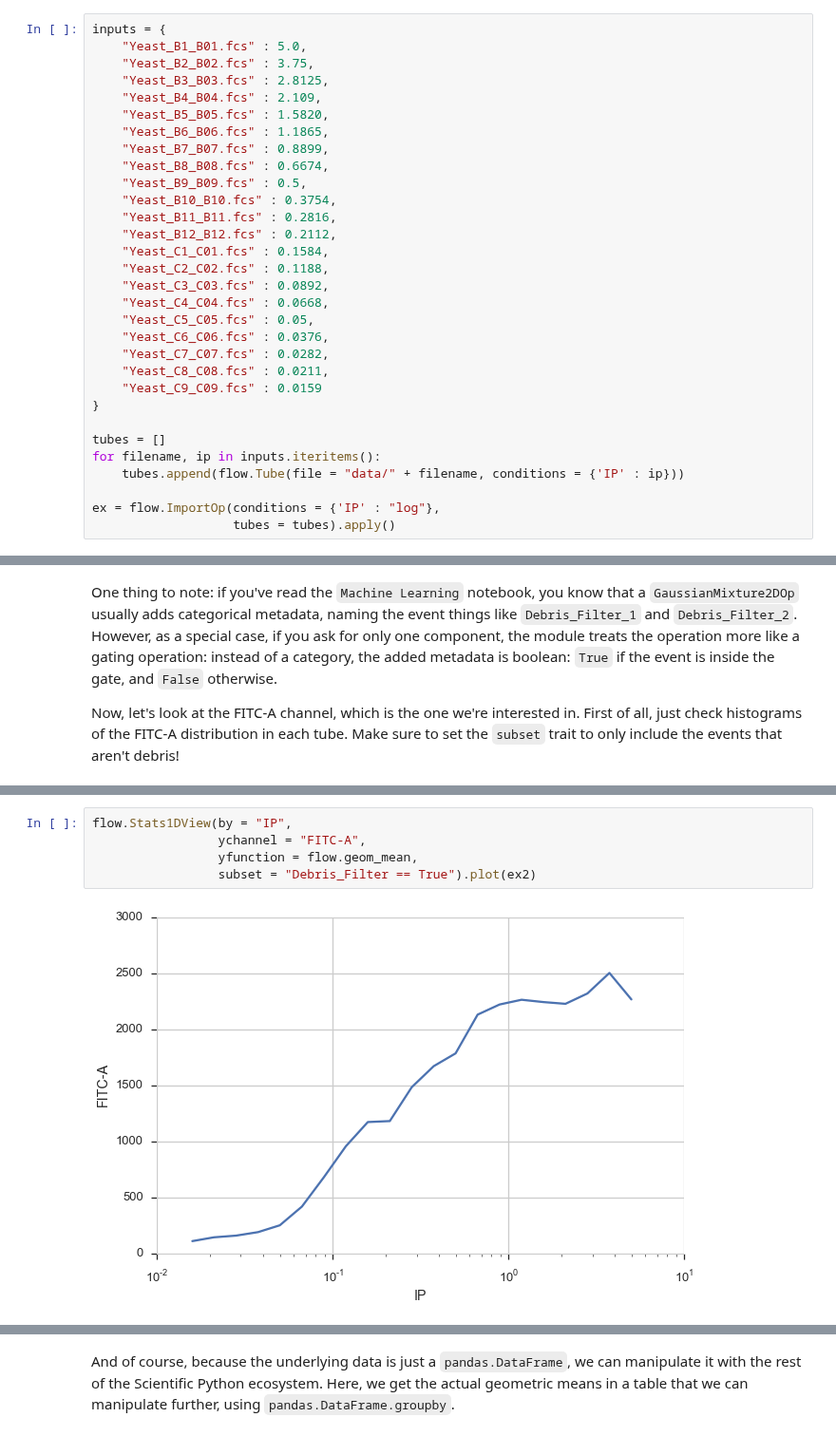
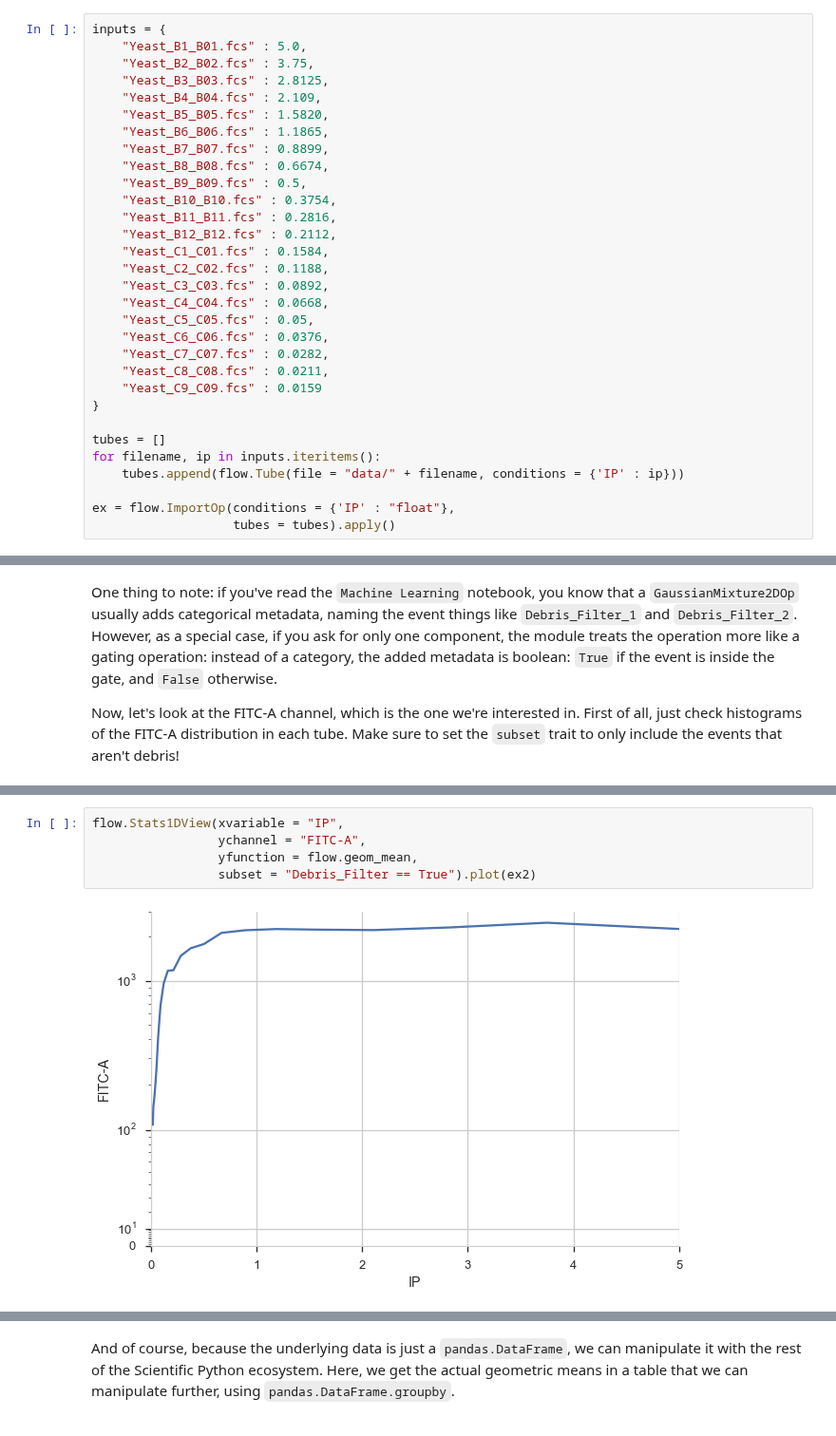
Before and after one commit to cytoflow/cytoflow, a Jupyter notebook: docs/examples-basic/Yeast Dose Reponse.ipynb, the cells around one changed output, grey strips where cells are left out. Shown at 95% size. Cells and saved outputs as stored; diff of their text form.

```diff
--- a/docs/examples-basic/Yeast Dose Reponse.ipynb
+++ b/docs/examples-basic/Yeast Dose Reponse.ipynb
@@ -50,7 +49,7 @@ tubes = []
 for filename, ip in inputs.iteritems():
     tubes.append(flow.Tube(file = "data/" + filename, conditions = {'IP' : ip}))
 
-ex = flow.ImportOp(conditions = {'IP' : "log"},
+ex = flow.ImportOp(conditions = {'IP' : "float"},
                    tubes = tubes).apply()
 # %% [markdown]
 Set `logicle` as the default plot scale:
@@ -100,9 +106,9 @@ Now, let's get what we came for: a dose-response curve.  The `Stats1DView` view
 
 Again, remember to specify the subset we're interested in: cells that we don't think were debris.
 # %%
-flow.Stats1DView(by = "IP",
+flow.Stats1DView(xvariable = "IP",
                  ychannel = "FITC-A",
                  yfunction = flow.geom_mean,
                  subset = "Debris_Filter == True").plot(ex2)
 # %% [output]
-[figure, old version]
+[figure, new version]
```
Also changed, not shown: parts of 8 cells of this notebook, 18 other files.
